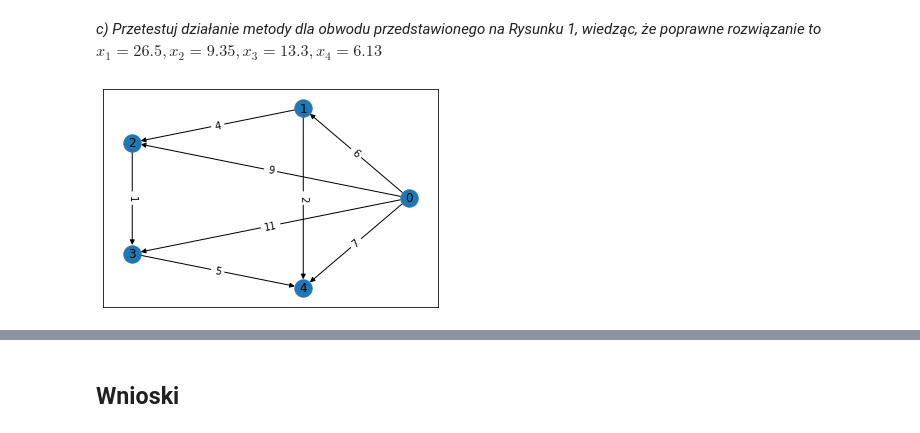
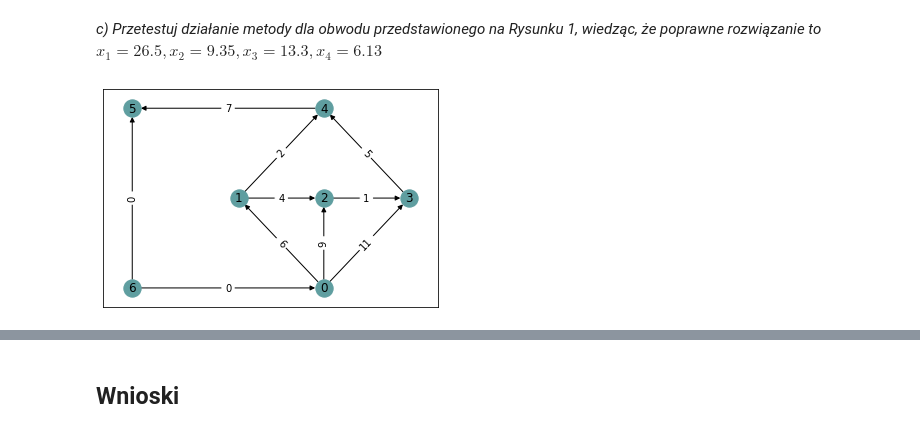
Before and after one commit to mhawryluk/mownit, a Jupyter notebook: lab7/lab7.ipynb, the cells around one changed output, grey strips where cells are left out. Saved outputs shown, nothing was run; the diff lists cells and outputs as text; code cells hidden in the pictures.

```diff
--- a/lab7/lab7.ipynb
+++ b/lab7/lab7.ipynb
@@ -236,21 +243,23 @@ wyniki:
 # %%
 def create_circuit(resistors, emf):
-    g = nx.DiGraph()
+    graph = nx.DiGraph()
 
     for a, b, resistance in resistors:
-        g.add_edge(a, b, weight=resistance)
+        graph.add_edge(a, b, weight=resistance)
 
     a, b, weight = emf
-    if (a, b) not in g.edges() and (b, a) not in g.edges():
-        g.add_edge(a, b)
+    if (a, b) not in graph.edges() and (b, a) not in graph.edges():
+        graph.add_edge(a, b, weight=0)
 
-    return g
+    return graph
 # %%
-def draw_graph(g):
-    pos=nx.circular_layout(g)
-    nx.draw_networkx(g, pos, with_labels=True)
-    labels = nx.get_edge_attributes(g, 'weight')
-    nx.draw_networkx_edge_labels(g, pos=pos, edge_labels=labels)
+def draw_graph(graph, pos=None):
+    if pos is None:
+        pos=nx.circular_layout(graph)
+
+    nx.draw_networkx(graph, pos, with_labels=True, node_color='cadetblue')
+    labels = nx.get_edge_attributes(graph, 'weight')
+    nx.draw_networkx_edge_labels(graph, pos=pos, edge_labels=labels)
 # %% [markdown]
 <i>b) Napisz funkcję, która wykorzystując prawa Kirchhoffa znajdzie natężenia prądu w każdej części obwodu i przedstawi je na rysunku w postaci grafu ważonego z etykietami. </i>
 # %%
@@ -302,13 +321,17 @@ def get_amperage(g, a, b, voltage, exact=None):
 # %% [markdown]
 <i>c) Przetestuj działanie metody dla obwodu przedstawionego na Rysunku 1, wiedząc, że poprawne rozwiązanie to $x_1 = 26.5, x_2 = 9.35, x_3 = 13.3, x_4 = 6.13$ </i>
 # %%
-resistors = [(0, 1, 6), (0, 2, 9), (0, 3, 11), (0, 4, 7),
-             (1, 2, 4), (1, 4, 2), (2, 3, 1), (3, 4, 5)]
-emf = (0, 4, 300)
+resistors = [(0, 1, 6), (0, 2, 9), (0, 3, 11),
+             (1, 2, 4), (1, 4, 2), (2, 3, 1), (3, 4, 5),
+             (4, 5, 7), (6, 0, 0)]
+
+emf = (6, 5, 300)
+
+pos = {0: (10, 1), 1: (6, 5), 2: (10, 5), 3: (14, 5), 4: (10, 9), 5: (1, 9), 6:(1, 1)}
 
 g = create_circuit(resistors, emf)
-draw_graph(g)
+draw_graph(g, pos)
 # %% [output]
-[figure, old version]
+[figure, new version]
 # %%
 result_graph = get_amperage(g, *emf)
```
Also changed, not shown: parts of 25 cells of this notebook.
